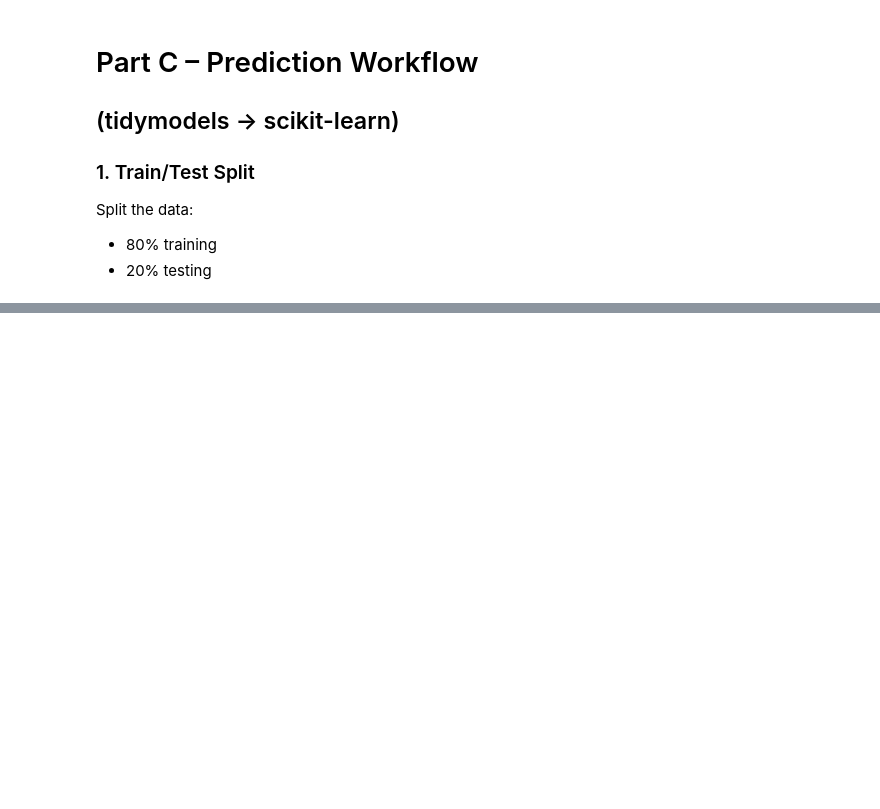
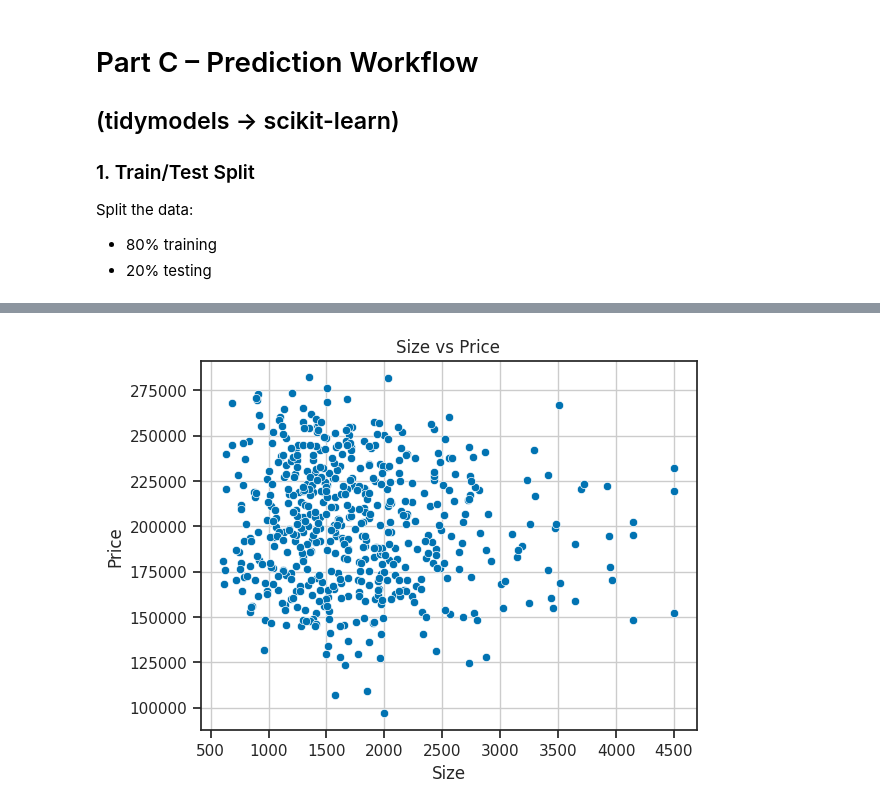
Before and after one commit to Alissa-Ouspen/data201_alissa, a Jupyter notebook: week4/wk4_log_reg_assign_Alissa.ipynb, the cells around one changed output, grey strips where cells are left out. Saved outputs shown, nothing was run; the diff lists cells and outputs as text; code cells hidden in the pictures; blank space fills up the shorter version.

```diff
--- a/week4/wk4_log_reg_assign_Alissa.ipynb
+++ b/week4/wk4_log_reg_assign_Alissa.ipynb
@@ -179,0 +356,11 @@ Split the data:
+# %%
+sns.set_theme(style = "ticks", palette = "colorblind")
+sns.scatterplot(
+    data = df, x = "size", y = "price")
+plt.title("Size vs Price")
+plt.xlabel("Size")
+plt.ylabel("Price")
+plt.grid()
+plt.show()
+# %% [output]
+[figure, added]
```
Also changed, not shown: parts of 18 cells of this notebook.
